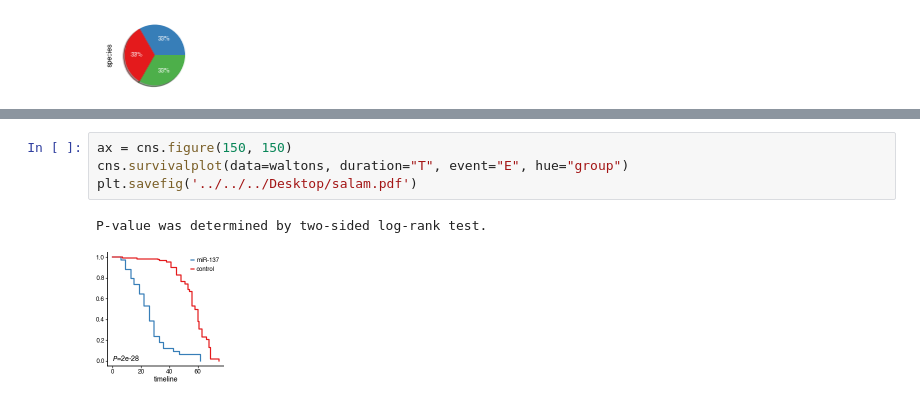
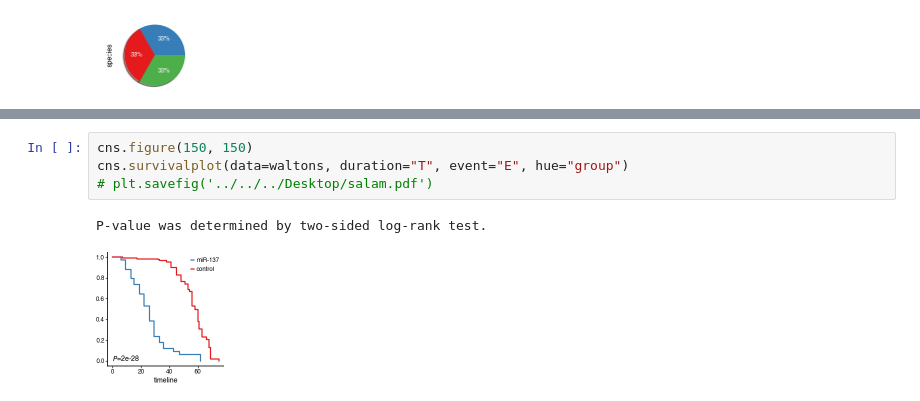
Before and after one commit to faridrashidi/cnsplots, a Jupyter notebook: notebooks/matplotlib.ipynb, the cells around one changed output, grey strips where cells are left out. Saved outputs shown, nothing was run; the diff lists cells and outputs as text.

```diff
--- a/notebooks/matplotlib.ipynb
+++ b/notebooks/matplotlib.ipynb
@@ -81,7 +81,7 @@ cns.regplot(data=iris, x="sepal_length", y="sepal_width")
 # %%
-ax = cns.figure(150, 150)
+cns.figure(150, 150)
 cns.survivalplot(data=waltons, duration="T", event="E", hue="group")
-plt.savefig('../../../Desktop/salam.pdf')
+# plt.savefig('../../../Desktop/salam.pdf')
 # %% [output]
 P-value was determined by two-sided log-rank test.
-[figure, old version]
+[figure, new version]
```
Also changed, not shown: parts of 13 cells of this notebook, 3 other files.
